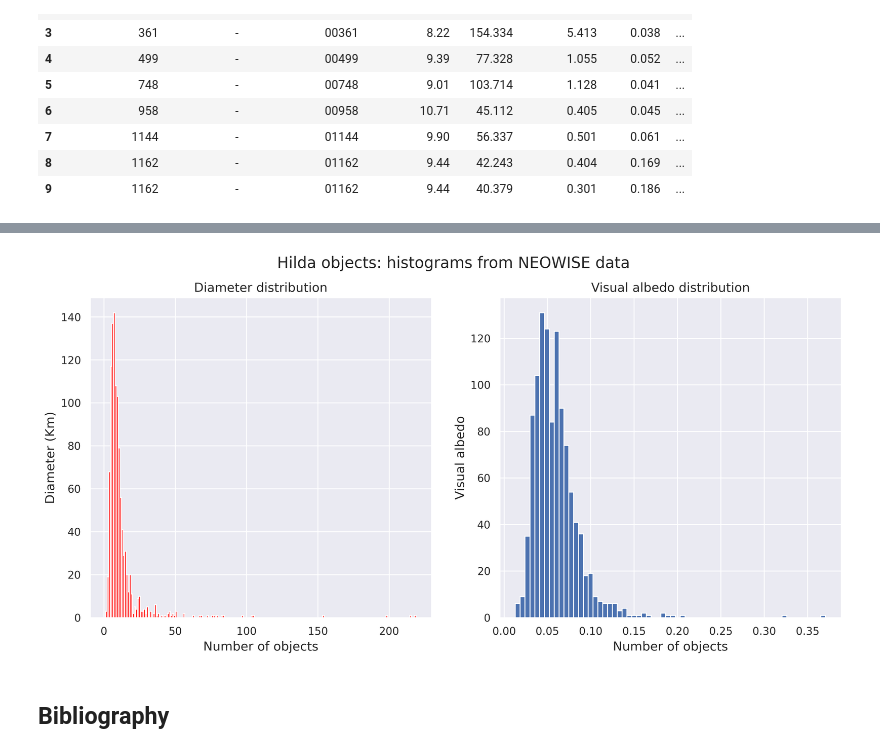
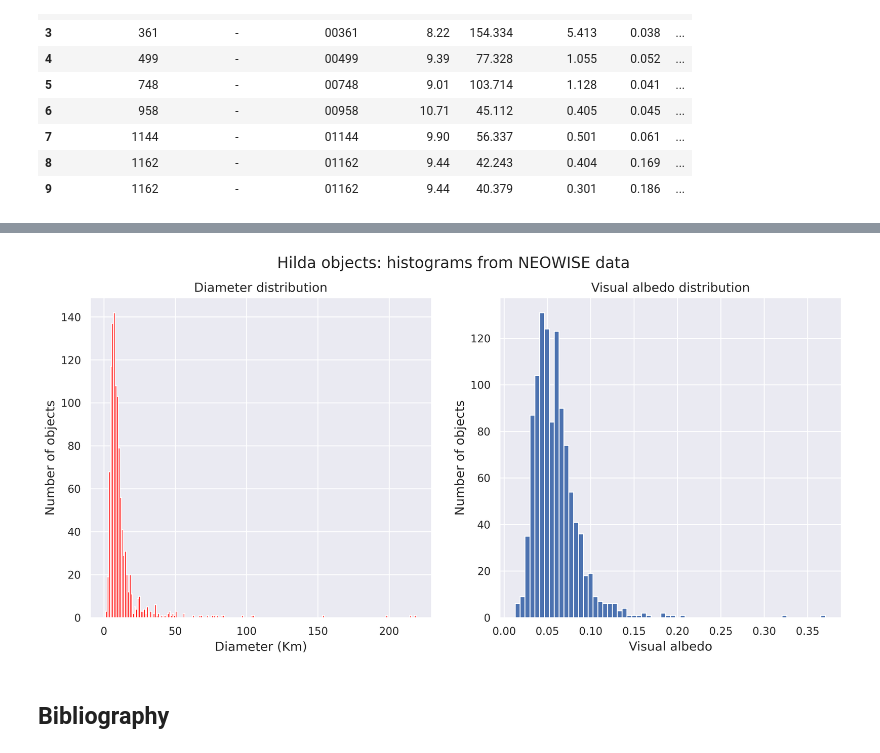
Before and after one commit to alexfum75/Jupiter_Asteroids, a Jupyter notebook: Hilda.ipynb, the cells around one changed output, grey strips where cells are left out. Saved outputs shown, nothing was run; the diff lists cells and outputs as text; code cells hidden in the pictures.

```diff
--- a/Hilda.ipynb
+++ b/Hilda.ipynb
@@ -486,26 +500,26 @@ stat
 # %%
 import matplotlib.pyplot as plt
 fig, ((ax1, ax2)) = plt.subplots(1, 2, figsize=(14, 6), dpi=300)
 
 fig.suptitle('Hilda objects: histograms from NEOWISE data', fontsize=16)
 
 ax1.set_title('Diameter distribution', fontsize=13)
 ax1.hist(neo_wise_df['Diameter'], bins='auto', color='red')
 ax1.grid()
-ax1.set_xlabel("Number of objects", fontsize=13)
-ax1.set_ylabel("Diameter (Km)", fontsize=13)
+ax1.set_xlabel("Diameter (Km)", fontsize=13)
+ax1.set_ylabel("Number of objects", fontsize=13)
 ax1.grid()
 
 ax2.set_title('Visual albedo distribution', fontsize=13)
 ax2.hist(neo_wise_df['V_albedo'], bins='auto')
 ax2.grid()
-ax2.set_xlabel("Number of objects", fontsize=13)
-ax2.set_ylabel("Visual albedo", fontsize=13)
+ax2.set_xlabel("Visual albedo", fontsize=13)
+ax2.set_ylabel("Number of objects", fontsize=13)
 ax2.grid()
 
 plt.savefig("figure/hilda_objects_albedo.png", dpi=600)
 # %% [output]
-[figure, old version]
+[figure, new version]
 # %% [markdown]
 ## Bibliography
 # %% [markdown]
```
Also changed, not shown: parts of 14 cells of this notebook.
